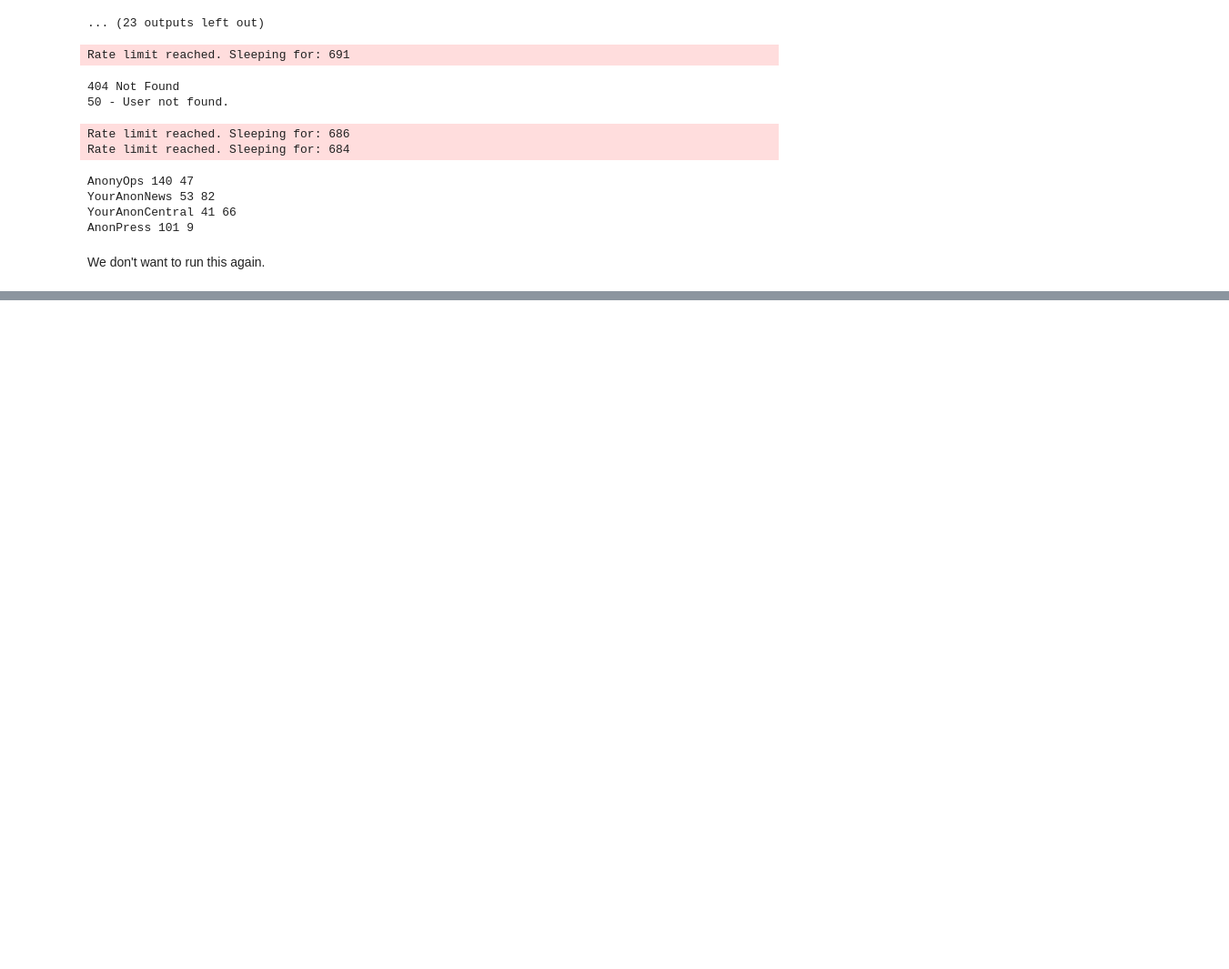
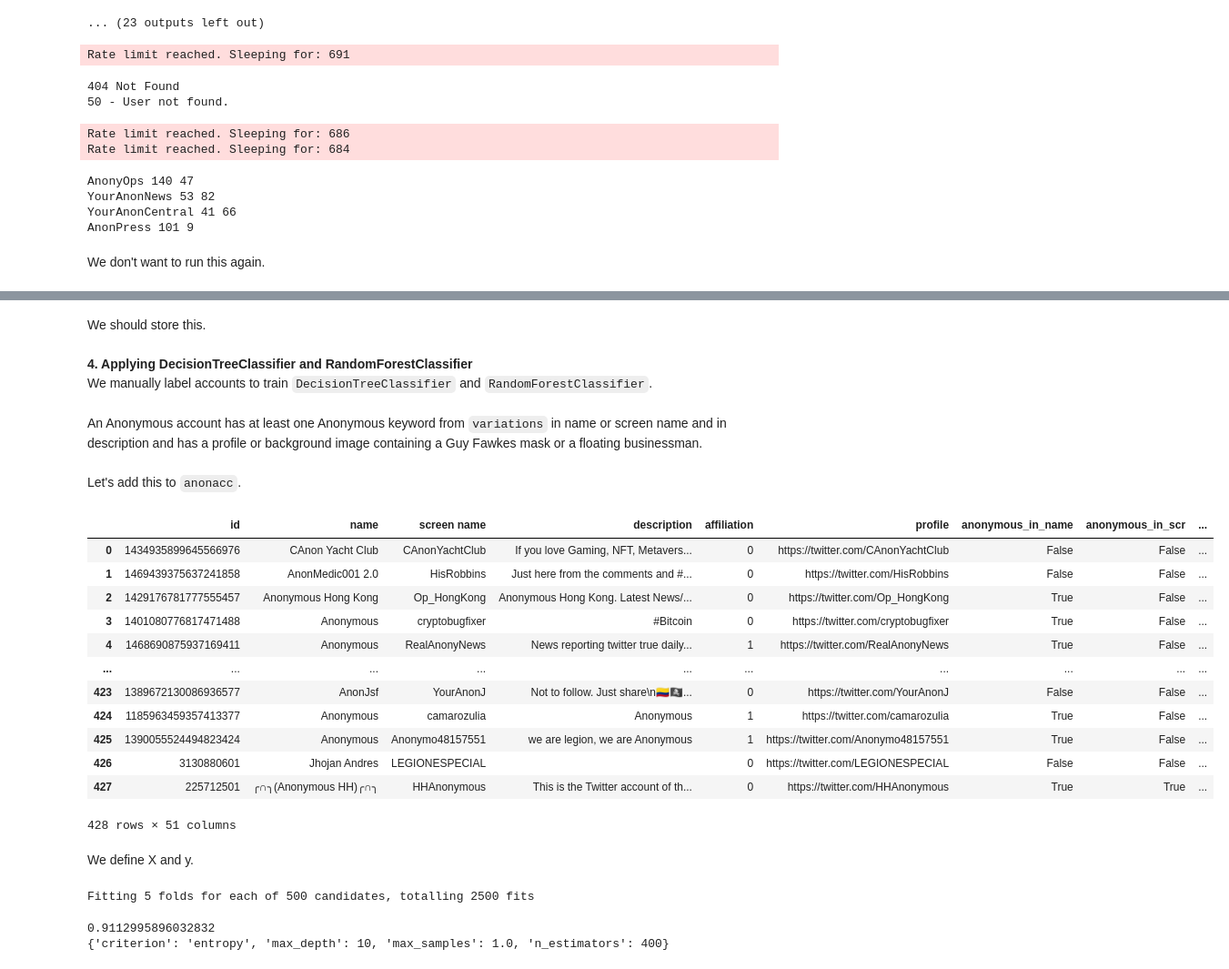
Before and after one commit to jennifershan/anon-emoji, a Jupyter notebook: main_collect.ipynb, the cells around one changed output, grey strips where cells are left out. Shown: that part at 91% size. Cells and saved outputs as stored; diff of their text form; code cells hidden in the pictures; blank space fills up the shorter version.

```diff
--- a/main_collect.ipynb
+++ b/main_collect.ipynb
@@ -211,0 +325,5 @@ df
+# %%
+features = [tweet_number, fwr_number, fwg_number, f_f_ratio, location_prov]
+
+for f in features:
+    anonacc[f.__name__] = anonacc['id'].apply(f)
@@ -211,0 +362,14 @@ df
+# %%
+features = [char_number, uppercase_number, lowercase_number, alpha_number, num_number, punc_number]
+check = {'name': '_in_name', 'screen name': '_in_scr', 'description': '_in_desc'}
+
+for f in features:
+    for c in check:
+        anonacc[f.__name__ + check[c]] = anonacc[c].apply(f)
+
+anonacc['word_number_in_name'] = anonacc['name'].apply(word_number)
+anonacc['word_number_in_desc'] = anonacc['description'].apply(word_number)
+anonacc['emoji_number_in_name'] = anonacc['name'].apply(emoji_number)
+anonacc['emoji_number_in_desc'] = anonacc['description'].apply(emoji_number)
+anonacc['hashtag_number_in_name'] = anonacc['name'].apply(hashtag_number)
+anonacc['hashtag_number_in_desc'] = anonacc['description'].apply(hashtag_number)
@@ -211,0 +394,2 @@ df
+# %% [markdown]
+We should store this.
@@ -211,0 +398,4 @@ df
+# %% [markdown]
+<a id="apply"></a>
+**4. Applying DecisionTreeClassifier and RandomForestClassifier**
+We manually label accounts to train `DecisionTreeClassifier` and `RandomForestClassifier`.
@@ -211,0 +407,29 @@ df
+# %%
+anonacc = pd.read_json('anonacc.json')
+# %% [markdown]
+An Anonymous account has at least one Anonymous keyword from `variations` in name or screen name and in description and has a profile or background image containing a Guy Fawkes mask or a floating businessman.
+# %%
+with open('affiliation.csv', encoding = 'utf-8-sig') as f:
+    reader = csv.reader(f)
+    aff = [int(line[0]) for line in reader]
+# %% [markdown]
+Let's add this to `anonacc`.
+# %%
+anonacc.insert(4, 'affiliation', aff)
+anonacc
+# %% [output]
+|  | id | name | screen name | description | affiliation | profile | anonymous_in_name | anonymous_in_scr | ... |
+| 0 | 1434935899645566976 | CAnon Yacht Club | CAnonYachtClub | If you love Gaming, NFT, Metavers... | 0 | https://twitter.com/CAnonYachtClub | False | False | ... |
+| 1 | 1469439375637241858 | AnonMedic001 2.0 | HisRobbins | Just here from the comments and #... | 0 | https://twitter.com/HisRobbins | False | False | ... |
+| 2 | 1429176781777555457 | Anonymous Hong Kong | Op_HongKong | Anonymous Hong Kong. Latest News/... | 0 | https://twitter.com/Op_HongKong | True | False | ... |
+| 3 | 1401080776817471488 | Anonymous | cryptobugfixer | #Bitcoin | 0 | https://twitter.com/cryptobugfixer | True | False | ... |
+| 4 | 1468690875937169411 | Anonymous | RealAnonyNews | News reporting twitter true daily... | 1 | https://twitter.com/RealAnonyNews | True | False | ... |
+| ... | ... | ... | ... | ... | ... | ... | ... | ... | ... |
+| 423 | 1389672130086936577 | AnonJsf | YourAnonJ | Not to follow. Just share\n🇨🇴🏴‍☠️... | 0 | https://twitter.com/YourAnonJ | False | False | ... |
+| 424 | 1185963459357413377 | Anonymous | camarozulia | Anonymous | 1 | https://twitter.com/camarozulia | True | False | ... |
+| 425 | 1390055524494823424 | Anonymous | Anonymo48157551 | we are legion, we are Anonymous | 1 | https://twitter.com/Anonymo48157551 | True | False | ... |
+| 426 | 3130880601 | Jhojan Andres | LEGIONESPECIAL |  | 0 | https://twitter.com/LEGIONESPECIAL | False | False | ... |
+| 427 | 225712501 | ╭∩╮(Anonymous HH)╭∩╮ | HHAnonymous | This is the Twitter account of th... | 0 | https://twitter.com/HHAnonymous | True | True | ... |
+428 rows × 51 columns
+# %% [markdown]
+We define X and y.
@@ -211,0 +439,14 @@ df
+# %%
+grid_params = {'n_estimators': range(100, 600, 100), 'criterion': ['gini','entropy'],
+               'max_depth': range(10, 20), 'max_samples': [0.2, 0.4, 0.6, 0.8, 1.0]}
+gs = GridSearchCV(ensemble.RandomForestClassifier(random_state = 0), grid_params,
+                  verbose = 1, cv = 5)
+gs_results = gs.fit(X, y)
+# %% [output]
+Fitting 5 folds for each of 500 candidates, totalling 2500 fits
+# %%
+print(gs_results.best_score_)
+print(gs_results.best_params_)
+# %% [output]
+0.9112995896032832
+{'criterion': 'entropy', 'max_depth': 10, 'max_samples': 1.0, 'n_estimators': 400}
```
Also changed, not shown: parts of 65 cells of this notebook.
